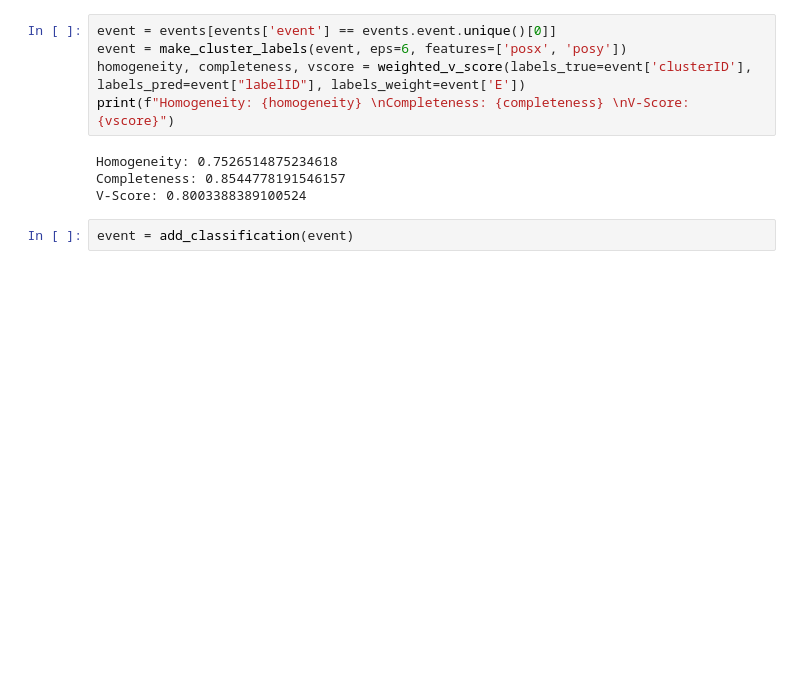
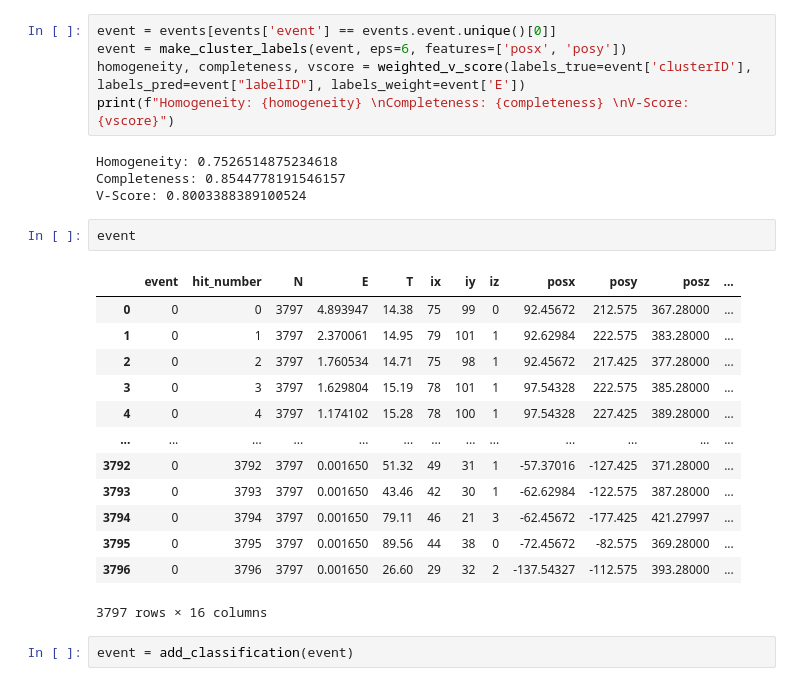
Before and after one commit to wpmccormack/ePIC_Clustering_2023, a Jupyter notebook: examples/notebooks/2_Useful_Metrics.ipynb, the cells around one changed output. Saved outputs shown, nothing was run; the diff lists cells and outputs as text; blank space fills up the shorter version.

```diff
--- a/examples/notebooks/2_Useful_Metrics.ipynb
+++ b/examples/notebooks/2_Useful_Metrics.ipynb
@@ -73,5 +82,21 @@ print(f"Homogeneity: {homogeneity} \nCompleteness: {completeness} \nV-Score: {vs
 Homogeneity: 0.7526514875234618
 Completeness: 0.8544778191546157
 V-Score: 0.8003388389100524
+# %%
+event
+# %% [output]
+|  | event | hit_number | N | E | T | ix | iy | iz | posx | posy | posz | ... |
+| 0 | 0 | 0 | 3797 | 4.893947 | 14.38 | 75 | 99 | 0 | 92.45672 | 212.575 | 367.28000 | ... |
+| 1 | 0 | 1 | 3797 | 2.370061 | 14.95 | 79 | 101 | 1 | 92.62984 | 222.575 | 383.28000 | ... |
+| 2 | 0 | 2 | 3797 | 1.760534 | 14.71 | 75 | 98 | 1 | 92.45672 | 217.425 | 377.28000 | ... |
+| 3 | 0 | 3 | 3797 | 1.629804 | 15.19 | 78 | 101 | 1 | 97.54328 | 222.575 | 385.28000 | ... |
+| 4 | 0 | 4 | 3797 | 1.174102 | 15.28 | 78 | 100 | 1 | 97.54328 | 227.425 | 389.28000 | ... |
+| ... | ... | ... | ... | ... | ... | ... | ... | ... | ... | ... | ... | ... |
+| 3792 | 0 | 3792 | 3797 | 0.001650 | 51.32 | 49 | 31 | 1 | -57.37016 | -127.425 | 371.28000 | ... |
+| 3793 | 0 | 3793 | 3797 | 0.001650 | 43.46 | 42 | 30 | 1 | -62.62984 | -122.575 | 387.28000 | ... |
+| 3794 | 0 | 3794 | 3797 | 0.001650 | 79.11 | 46 | 21 | 3 | -62.45672 | -177.425 | 421.27997 | ... |
+| 3795 | 0 | 3795 | 3797 | 0.001650 | 89.56 | 44 | 38 | 0 | -72.45672 | -82.575 | 369.28000 | ... |
+| 3796 | 0 | 3796 | 3797 | 0.001650 | 26.60 | 29 | 32 | 2 | -137.54327 | -112.575 | 393.28000 | ... |
+3797 rows × 16 columns
 # %%
 event = add_classification(event)
```
Also changed, not shown: parts of 10 cells of this notebook, 5 other files.
